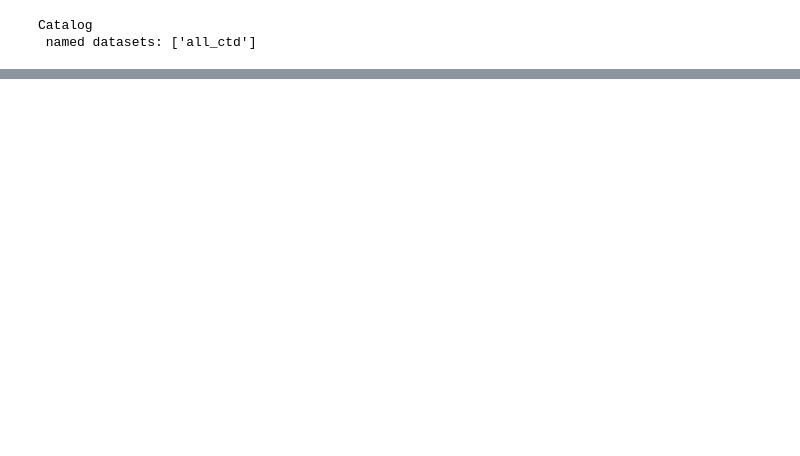
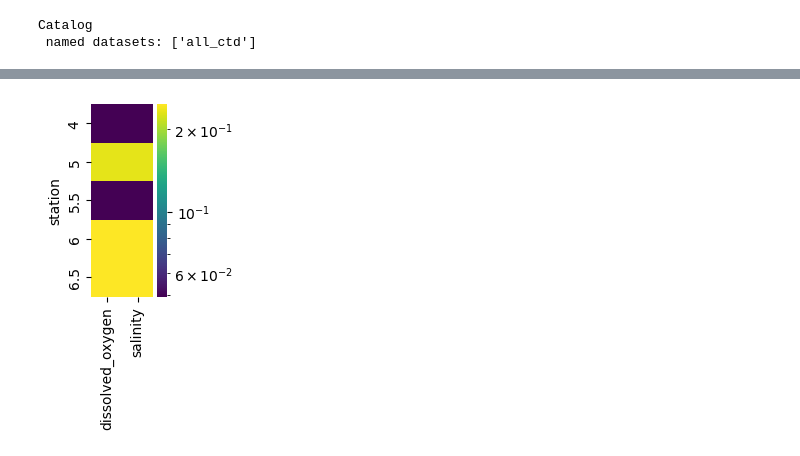
Before and after one commit to axiom-data-science/fresca-catalog, a Jupyter notebook: example.ipynb, the cells around one changed output, grey strips where cells are left out. Cells and saved outputs as stored; diff of their text form; code cells hidden in the pictures; blank space fills up the shorter version.

```diff
--- a/example.ipynb
+++ b/example.ipynb
@@ -87,3 +158,5 @@ Catalog
 # %%
-# plot_grid(filtered_catalog, metric='sum', stations=['4', '5', '5.5', '6', '6.5'], time_bin='ME')
+plot_grid(filtered_catalog, stations=['4', '5', '5.5', '6', '6.5'], time_bin='ME', log=True)
+# %% [output]
+[figure, added]
 # %%
```
Also changed, not shown: parts of 31 cells of this notebook.
